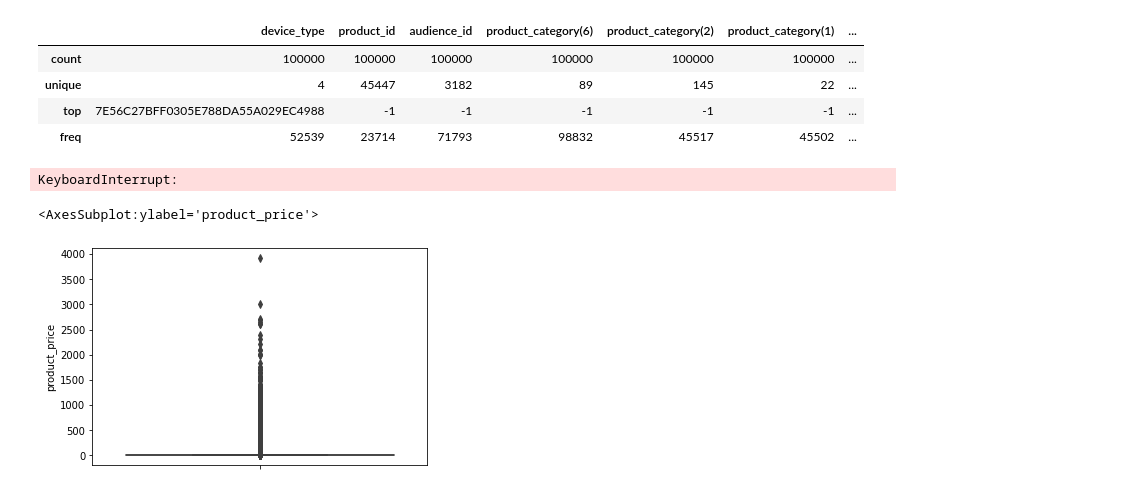
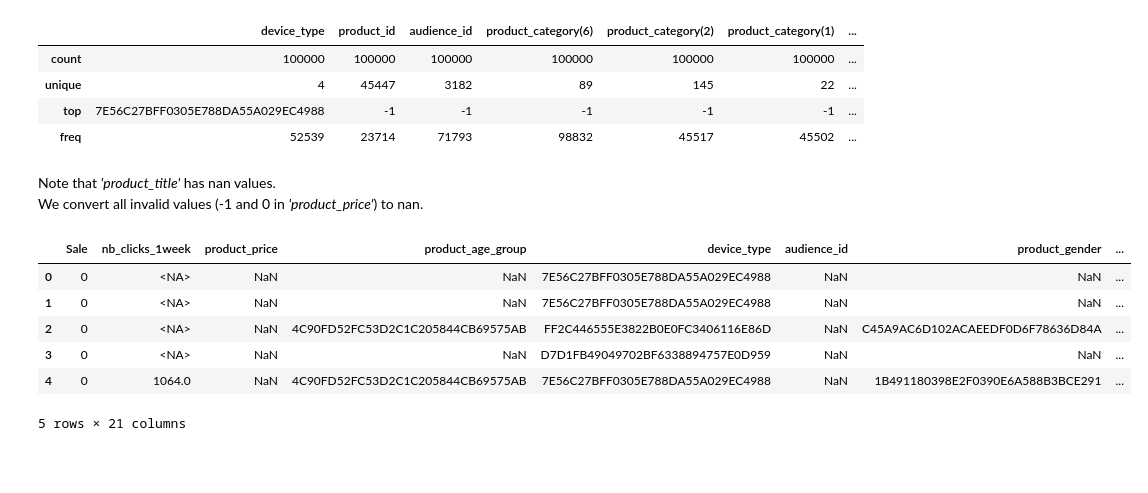
Before and after one commit to a80-abbasi/ML_Project, a Jupyter notebook: ML_Project.ipynb, the cells around one changed output. Drawn from its saved outputs; the diff is of its cells as text; code cells hidden in the pictures; blank space fills up the shorter version.

```diff
--- a/ML_Project.ipynb
+++ b/ML_Project.ipynb
@@ -115,12 +138,17 @@ data[categorical_cols].describe()
 | unique | 4 | 45447 | 3182 | 89 | 145 | 22 | ... |
 | top | 7E56C27BFF0305E788DA55A029EC4988 | -1 | -1 | -1 | -1 | -1 | ... |
 | freq | 52539 | 23714 | 71793 | 98832 | 45517 | 45502 | ... |
-# %%
-data[['product_id', 'product_price']].groupby('product_id').apply(lambda df: df[df['product_price'] != 0].mean())
-# %% [output]
-KeyboardInterrupt:
-# %%
-sns.boxplot(data=data, y='product_price')
-# %% [output]
-<AxesSubplot:ylabel='product_price'>
-[figure, removed]
+# %% [markdown]
+Note that _'product_title'_ has nan values.
+We convert all invalid values (-1 and 0 in _'product_price'_) to nan.
+# %%
+data = data.replace([-1, '-1'], np.nan).replace({'product_price': 0}, np.nan)
+data.head()
+# %% [output]
+|  | Sale | nb_clicks_1week | product_price | product_age_group | device_type | audience_id | product_gender | ... |
+| 0 | 0 | <NA> | NaN | NaN | 7E56C27BFF0305E788DA55A029EC4988 | NaN | NaN | ... |
+| 1 | 0 | <NA> | NaN | NaN | 7E56C27BFF0305E788DA55A029EC4988 | NaN | NaN | ... |
+| 2 | 0 | <NA> | NaN | 4C90FD52FC53D2C1C205844CB69575AB | FF2C446555E3822B0E0FC3406116E86D | NaN | C45A9AC6D102ACAEEDF0D6F78636D84A | ... |
+| 3 | 0 | <NA> | NaN | NaN | D7D1FB49049702BF6338894757E0D959 | NaN | NaN | ... |
+| 4 | 0 | 1064.0 | NaN | 4C90FD52FC53D2C1C205844CB69575AB | 7E56C27BFF0305E788DA55A029EC4988 | NaN | 1B491180398E2F0390E6A588B3BCE291 | ... |
+5 rows × 21 columns
```
Also changed, not shown: parts of 6 cells of this notebook.
